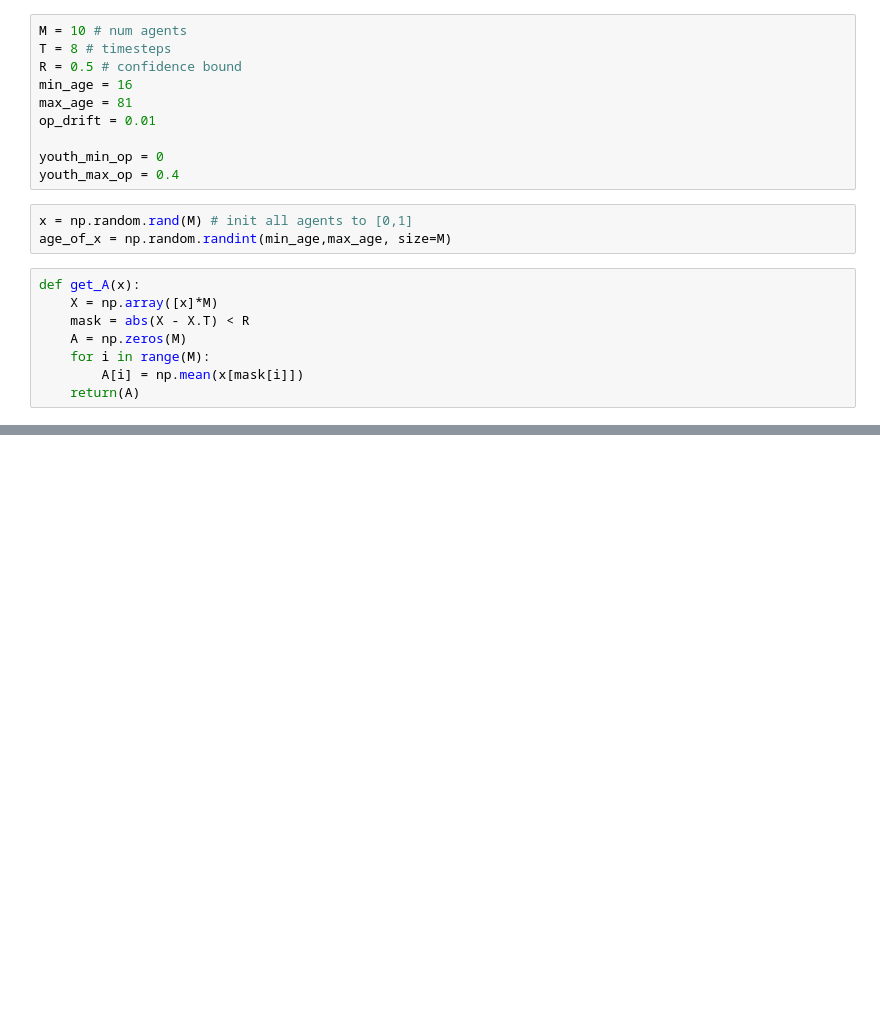
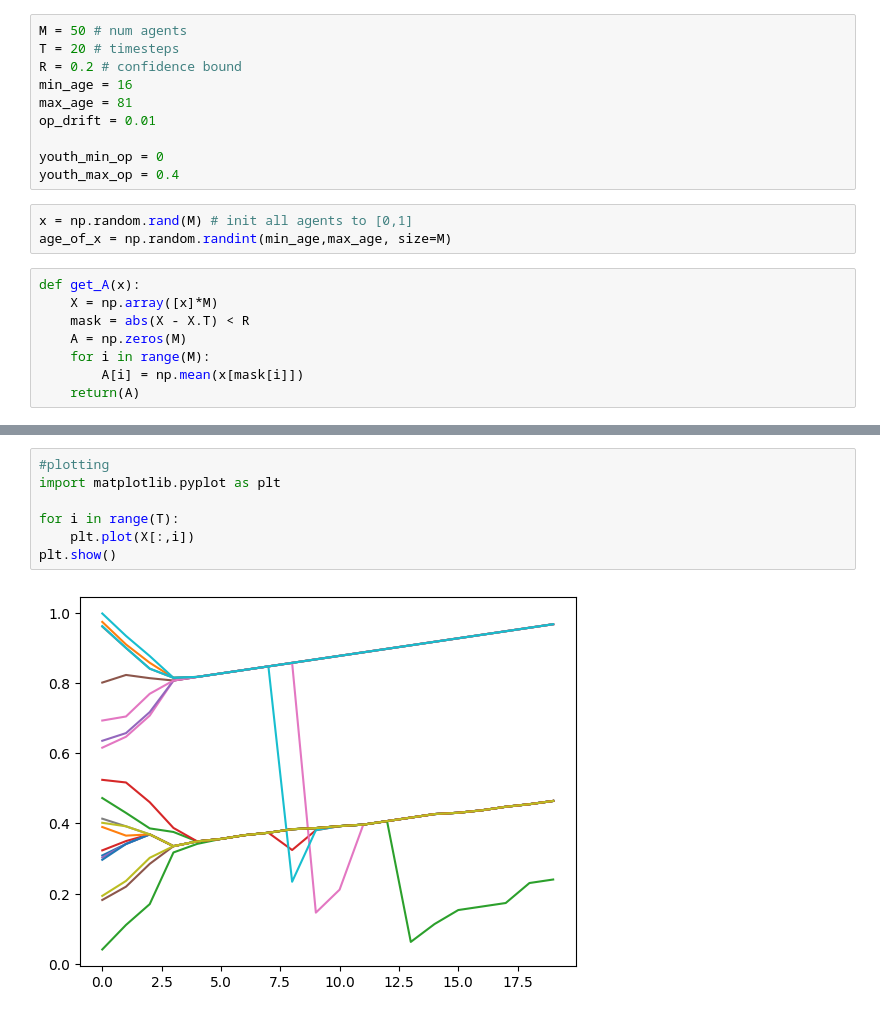
Before and after one commit to ardenpalme/IndMathProj2, a Jupyter notebook: Numerical_Soln_Ageing.ipynb, the cells around one changed output, grey strips where cells are left out. Drawn from its saved outputs; the diff is of its cells as text; blank space fills up the shorter version.

Commit message:
Adding some plots

```diff
--- a/Numerical_Soln_Ageing.ipynb
+++ b/Numerical_Soln_Ageing.ipynb
@@ -1,9 +1,9 @@
 # %%
 import numpy as np
 # %%
-M = 10 # num agents
-T = 8 # timesteps
-R = 0.5 # confidence bound
+M = 50 # num agents
+T = 20 # timesteps
+R = 0.2 # confidence bound
 min_age = 16
 max_age = 81
 op_drift = 0.01
@@ -67,0 +88,9 @@ array([[72., 20., 40., 45., 52., 72., 27., 61., 22., 45.],
+# %%
+#plotting
+import matplotlib.pyplot as plt
+
+for i in range(T):
+    plt.plot(X[:,i])
+plt.show()
+# %% [output]
+[figure, added]
```
Also changed, not shown: parts of 2 cells of this notebook.
